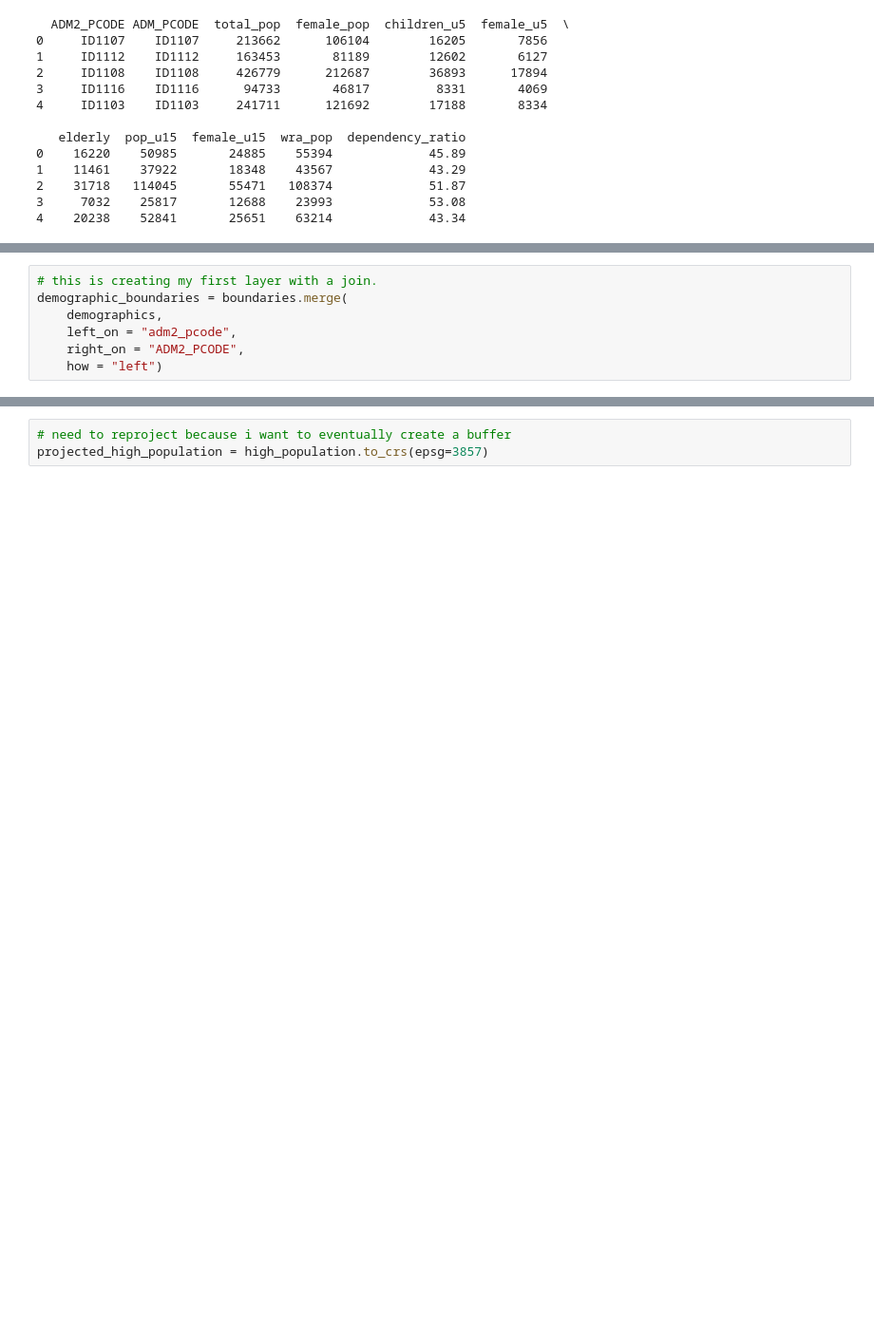
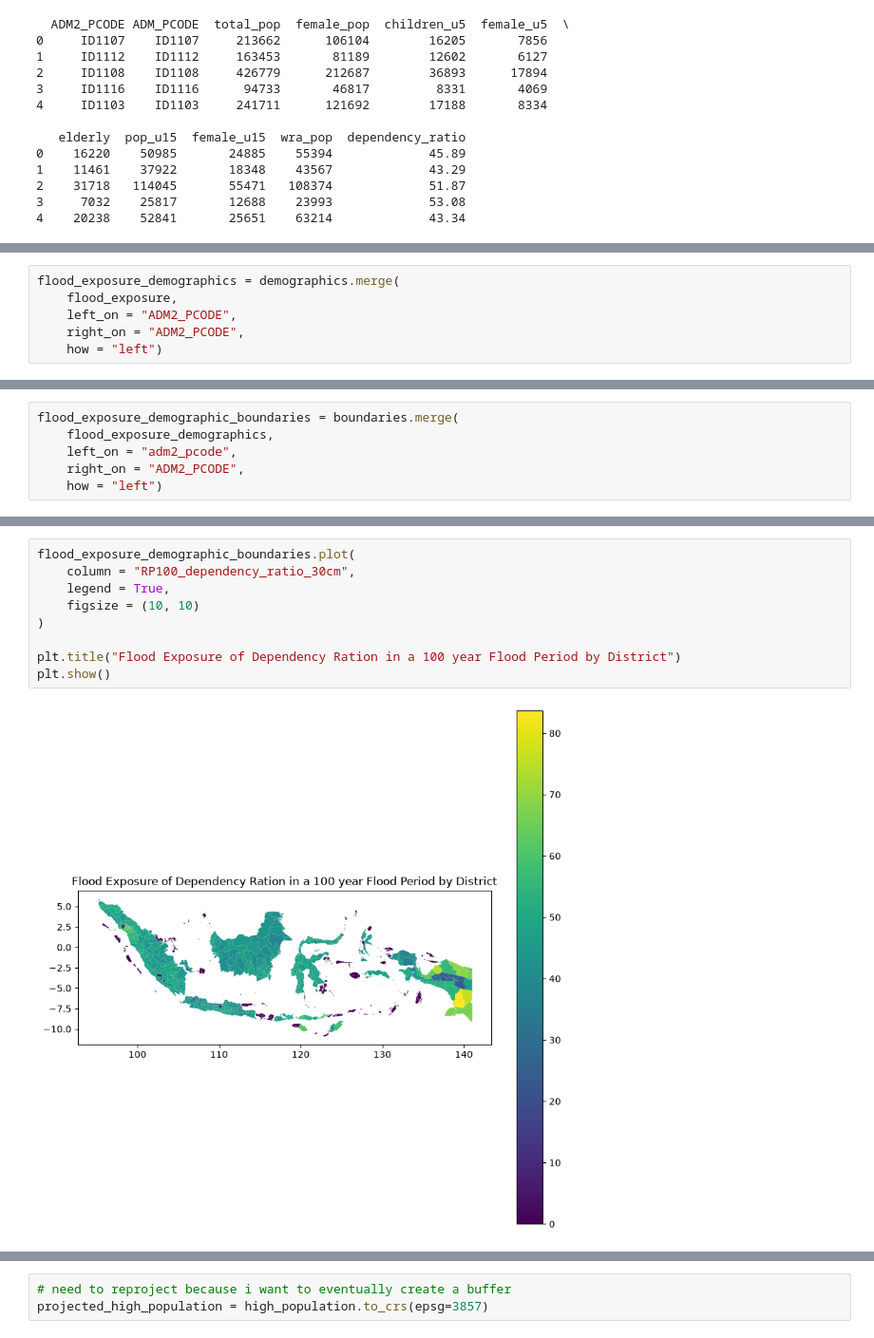
Before and after one commit to lane-erwin/geog592-cheyney, a Jupyter notebook: homework/week07/geopandas_hw_joins.ipynb, the cells around one changed output, grey strips where cells are left out. Shown at 95% size. Cells and saved outputs as stored; diff of their text form; blank space fills up the shorter version.

```diff
--- a/homework/week07/geopandas_hw_joins.ipynb
+++ b/homework/week07/geopandas_hw_joins.ipynb
@@ -74,0 +95,6 @@ print(demographics.head())
+# %%
+flood_exposure_demographics = demographics.merge(
+    flood_exposure,
+    left_on = "ADM2_PCODE",
+    right_on = "ADM2_PCODE",
+    how = "left")
@@ -75,7 +125,6 @@ print(demographics.head())
 # %%
-# this is creating my first layer with a join.
-demographic_boundaries = boundaries.merge(
-    demographics,
+flood_exposure_demographic_boundaries = boundaries.merge(
+    flood_exposure_demographics,
     left_on = "adm2_pcode",
     right_on = "ADM2_PCODE",
     how = "left")
@@ -114,3 +175,14 @@ plt.title("Total Population by District")
 plt.show()
 # %% [output]
 [figure]
+# %%
+flood_exposure_demographic_boundaries.plot(
+    column = "RP100_dependency_ratio_30cm",
+    legend = True,
+    figsize = (10, 10)
+)
+
+plt.title("Flood Exposure of Dependency Ration in a 100 year Flood Period by District")
+plt.show()
+# %% [output]
+[figure, added]
```
Also changed, not shown: parts of 18 cells of this notebook.
